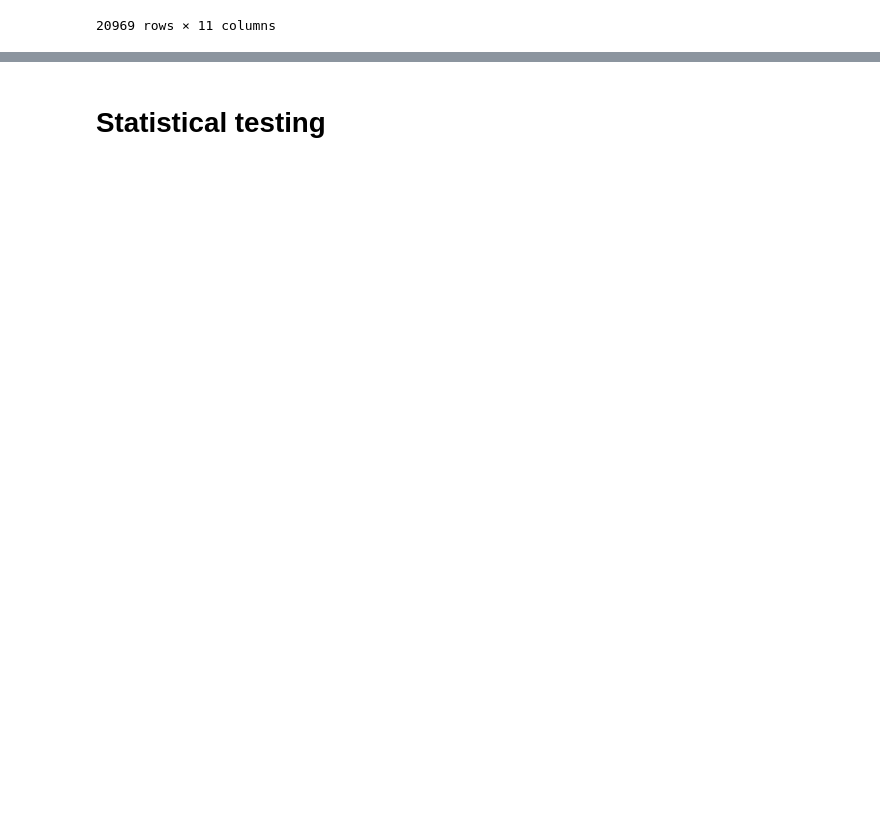
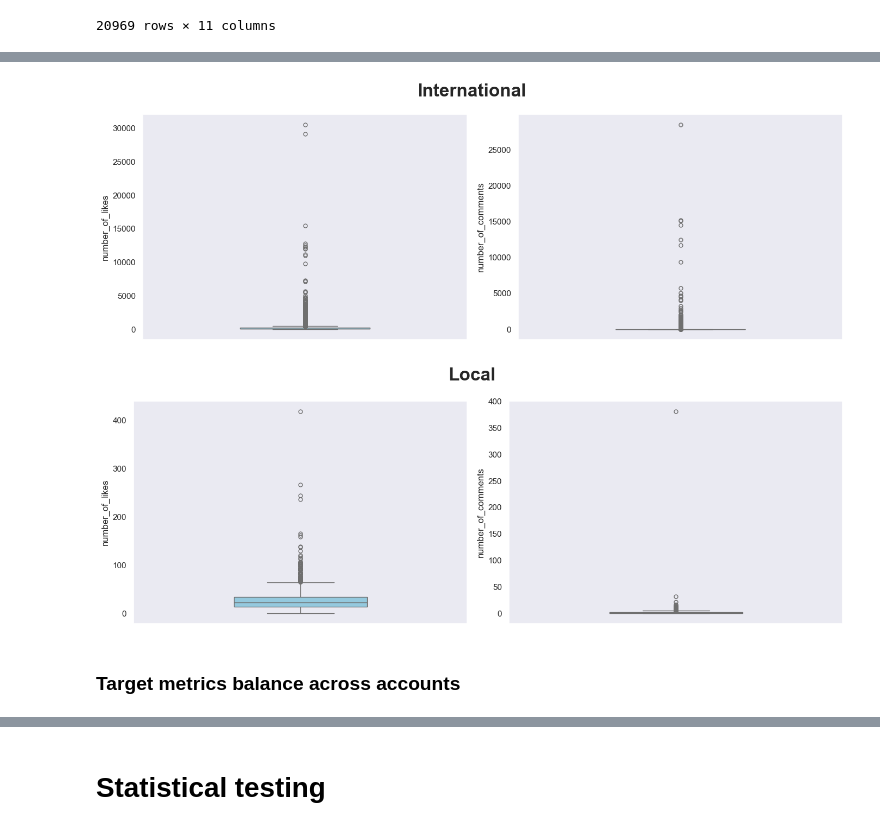
Before and after one commit to semwett0301/dms-hypothesis-testing, a Jupyter notebook: final_analysis.ipynb, the cells around one changed output, grey strips where cells are left out. Cells and saved outputs as stored; diff of their text form; code cells hidden in the pictures; blank space fills up the shorter version.

```diff
--- a/final_analysis.ipynb
+++ b/final_analysis.ipynb
@@ -833,7 +1129,8 @@ PERSONAL_WORDS = {'you', 'your', 'we', 'us', 'our', 'jou', 'jouw', 'je', 'jij',
 Extract the flag of usage the words above
 # %%
 personal_words_df = weekend_vs_weekdays_final_df.copy()
-personal_words_df['has_personal_words'] = personal_words_df['message'].apply(lambda x: contains_personal_words(x, PERSONAL_WORDS))
+personal_words_df['has_personal_words'] = personal_words_df['message'].apply(
+    lambda x: contains_personal_words(x, PERSONAL_WORDS))
 
 personal_words_df
 # %% [output]
@@ -886,7 +1183,8 @@ Name: word_count, dtype: float64
 Finally, form the new feature and clean the dataset up
 # %%
 length_post_final_df['avg_word_count'] = length_post_final_df['account'].map(avg_word_counts)
-length_post_final_df['is_above_avg_length'] = (length_post_final_df['word_count'] > length_post_final_df['avg_word_count'])
+length_post_final_df['is_above_avg_length'] = (
+        length_post_final_df['word_count'] > length_post_final_df['avg_word_count'])
 
 # Clean up the dataset
 length_post_final_df = length_post_final_df.drop(['word_count', 'avg_word_count'], axis=1)
@@ -923,7 +1221,8 @@ In the given data type of content is defined by `link`:
 Apart from that, some of the rows don't follow the pattern and the content type can't be recognised there (we mark it `unknown`)
 # %%
 type_of_content_df = length_post_final_df.copy()
-type_of_content_df['second_link_element'] = type_of_content_df['link'].str.extract(r'^(?:https?:\/\/)?(?:www\.)?[^\/]+\/([^\/]+)')
+type_of_content_df['second_link_element'] = type_of_content_df['link'].str.extract(
+    r'^(?:https?:\/\/)?(?:www\.)?[^\/]+\/([^\/]+)')
 
 type_of_content_df['second_link_element'].unique()
 # %% [output]
@@ -1031,0 +1329,5 @@ final_new_df
+# %%
+TARGET_FEATURES = ['number_of_likes', 'number_of_comments']
+INDEPENDENT_FEATURES = ['is_weekend', 'has_personal_words', 'is_photo', 'is_peak', 'is_above_avg_length',
+                        'day_of_the_week', 'is_collaboration']
+GROUP_FEATURE = "type"
@@ -1031,0 +1359,7 @@ final_new_df
+# %%
+plot_boxplots(df=final_new_df, numerical_features=TARGET_FEATURES, split_feature=GROUP_FEATURE)
+# %% [output]
+[figure, added]
+[figure, added]
+# %% [markdown]
+### Target metrics balance across accounts
```
Also changed, not shown: parts of 161 cells of this notebook, 5 other files.
